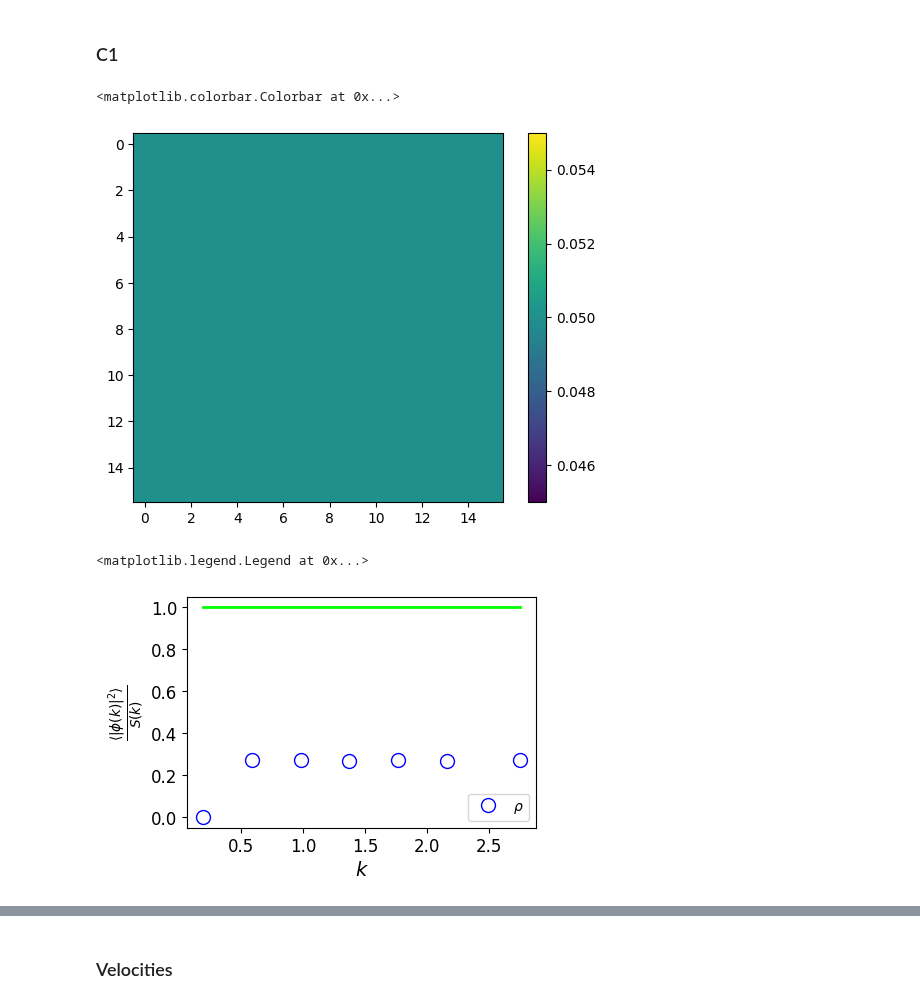
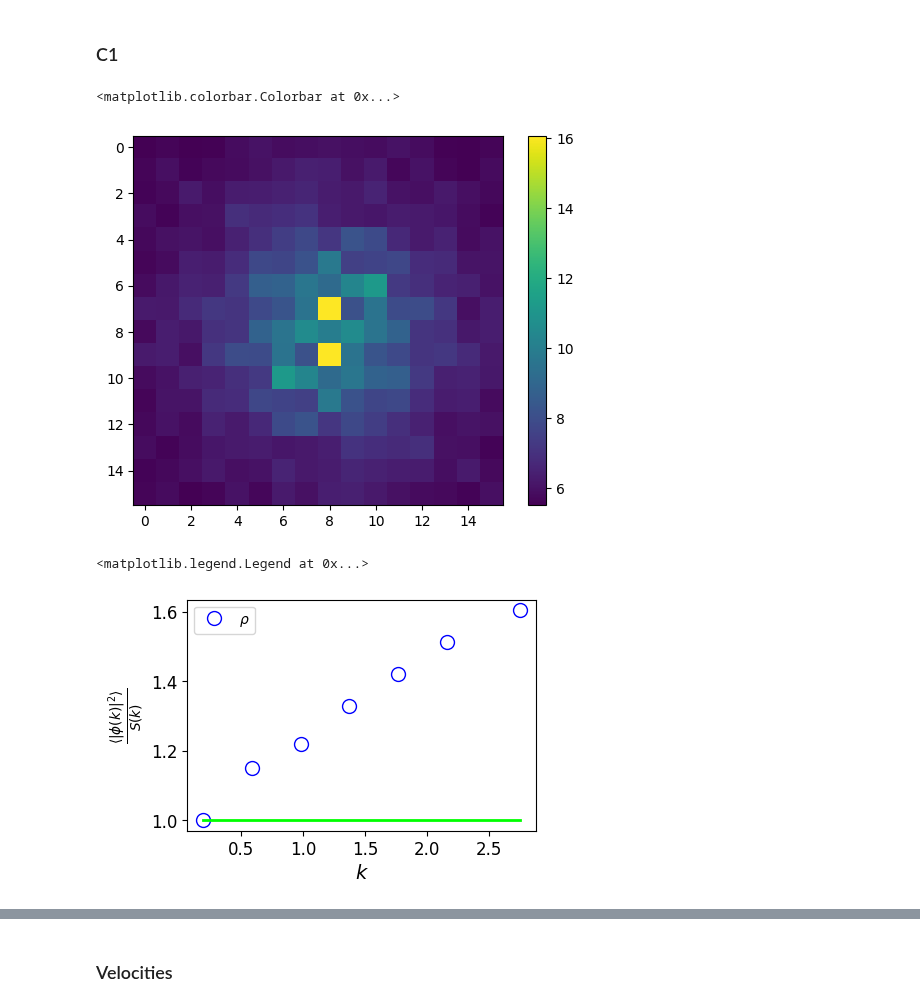
Before and after one commit to uschille/LBMeX, a Jupyter notebook: src_lbm/binary/analysis.ipynb, the cells around one changed output, grey strips where cells are left out. Cells and saved outputs as stored; diff of their text form; code cells hidden in the pictures.

```diff
--- a/src_lbm/binary/analysis.ipynb
+++ b/src_lbm/binary/analysis.ipynb
@@ -14,7 +14,7 @@ ideal = 0
 binsize = L//2 - 1
 correlated = True
 
-kappa = 0.0
+kappa = 0.01
 kbt = 1e-7
 u0 = 0
 cs2 = 1/3
@@ -22,6 +22,8 @@ gamma = 1.0
 Lambda = 0.4
 T = 0.25
 rho0 = 1.0
+
+slc = np.s_[L//2, L//2, L//2]
 # %% [markdown]
 # Helper functions
 # %%
@@ -171,7 +170,7 @@ def mu_ck(kx, ky, kz, density, C0):
         out = ref_state + 4*kappa*k2
     else:
         out = ref_state
-    return out/2
+    return out
 # %%
 def spherically_averaged_structure_factor(data, density, C0, scale_factor = 1, func = None, shift = True, cs = True):
     L = min(data.shape)
@@ -297,6 +296,7 @@ ds.field_list
 ### Density
 # %%
 data = [np.array(ad[('boxlib', 'struct_fact_density_density')]).reshape(L, L, L)]
+slc = np.s_[L//2, L//2, L//2]
 
 ar = 1.5
 sz = 3
@@ -311,6 +311,7 @@ scale_factor = 1
 # scale_factor = cs2
 
 for d in data:
+        d[slc] *= kbt/(L**3*T)
         x, y = spherically_averaged_structure_factor(d, rho_data, C1_data, scale_factor = scale_factor, func = rho_scale)
         x, y = make_bins(x, binsize, to_bin2 = y)
         ax.plot(x, y,
@@ -388,16 +393,17 @@ fig.tight_layout()
 # %%
 freqs = fft.fftshift(fft.fftfreq(L))
 kx, ky, kz = np.meshgrid(*tuple([2*np.pi*freqs for L in [L, L, L]]), indexing='ij')
 experiment_muck = mu_ck(kx, ky, kz, 1.0, 0.5)
 data = [np.array(ad[('boxlib', 'struct_fact_phi_phi')]).reshape(L, L, L)]
 
-test = data[0]*experiment_muck
+test = data[0].copy()
+test[slc] *= kbt/(L**3*mu_c(rho_data, C1_data)*T)
 
-plt.imshow(experiment_muck[L//2])
+plt.imshow(test[:, L//2, :])
 plt.colorbar()
 # %% [output]
 <matplotlib.colorbar.Colorbar at 0x...>
-[figure, old version]
+[figure, new version]
 # %%
 data = [np.array(ad[('boxlib', 'struct_fact_phi_phi')]).reshape(L, L, L)]
 
@@ -409,12 +415,13 @@ colors = ['b', "r", "k"]
 markers = ["o", "s", '^']
 labels = [r"$\rho$"]
 
-rho_scale = lambda a, c: a*c
-# rho_scale = 1/cs2
+rho_func = lambda a, c: a*c
 scale_factor = 1
 
 for d in data:
-        x, y = spherically_averaged_structure_factor(d, rho_data, C1_data, scale_factor = scale_factor, func = rho_scale, cs = False)
+        d[slc] *= kbt/(L**3*mu_c(rho_data, C1_data)*T)
+        # print(d[slc])
+        x, y = spherically_averaged_structure_factor(d, rho_data, C1_data, scale_factor = scale_factor, func = rho_func, cs = False)
         x, y = make_bins(x, binsize, to_bin2 = y)
         ax.plot(x, y,
                 marker = markers[0], color = colors[0],
@@ -429,10 +436,11 @@ ax.set_ylabel(r"$\frac{ \langle | \phi(k) | ^2 \rangle }{S(k)}$", fontsize = 14)
 ax.tick_params(axis='both', which='major', labelsize=12)
 ax.tick_params(axis='both', which='minor', labelsize=10)
 ax.legend()
+# print(x, y)
 # ax.set_ylim([0.9, 1.1])
 # %% [output]
 <matplotlib.legend.Legend at 0x...>
-[figure, old version]
+[figure, new version]
 # %%
 sz = 4
 fig, tax = plt.subplots(1, 1, figsize = (sz, sz), subplot_kw={'projection': 'polar'})
```
Also changed, not shown: parts of 10 cells of this notebook, 5 other files.
